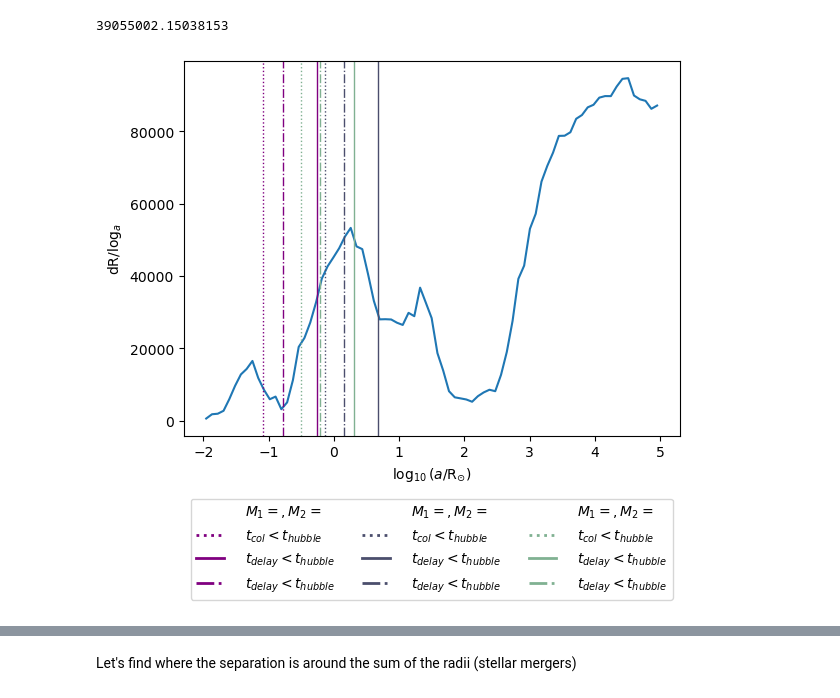
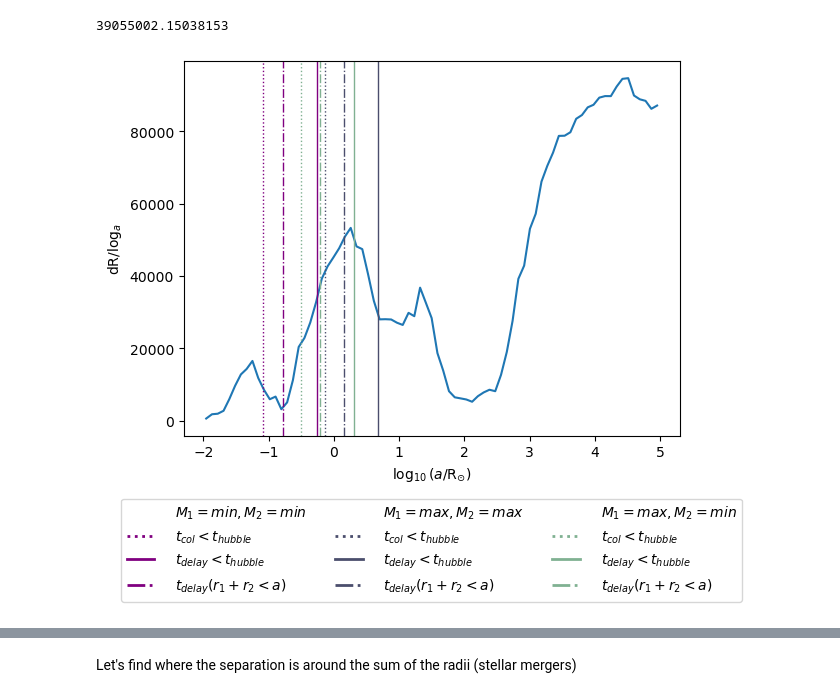
Before and after one commit to melanie-santiago26/research_work, a Jupyter notebook: WD_WD_postprocessing.ipynb, the cells around one changed output, grey strips where cells are left out. Saved outputs shown, nothing was run; the diff lists cells and outputs as text; code cells hidden in the pictures.

Commit message:
improving plots

```diff
--- a/WD_WD_postprocessing.ipynb
+++ b/WD_WD_postprocessing.ipynb
@@ -474,18 +474,18 @@ plt.plot(center_bins,hist/bin_width)
 ## case 1 - minminal masses
 plt.axvline(np.log10(separation_case1_tcol), color='purple',linestyle=':',linewidth=1, label=r'$t_{col} < t_{hubble}$')
 plt.axvline(np.log10(separation_case1_tdel),color='purple',linestyle='-',linewidth=1, label=r'$t_{delay} < t_{hubble}$')
-plt.axvline(np.log10(separation_case1_sm),color='purple',linestyle='-.',linewidth=1, label=r'$t_{delay} < t_{hubble}$')
+plt.axvline(np.log10(separation_case1_sm),color='purple',linestyle='-.',linewidth=1, label=r'$t_{delay}(r_{1} + r_{2} < a)$')
 
 # first_legend = plt.legend(handles)
 ## case 2 - maximal masses
 plt.axvline(np.log10(separation_case2_tcol), color='#4B4E6D',linestyle=':',linewidth=1, label=r'$t_{col} < t_{hubble}$')
 plt.axvline(np.log10(separation_case2_tdel),color='#4B4E6D',linestyle='-',linewidth=1, label=r'$t_{delay} < t_{hubble}$')
-plt.axvline(np.log10(separation_case2_sm),color='#4B4E6D',linestyle='-.',linewidth=1, label=r'$t_{delay} < t_{hubble}$')
+plt.axvline(np.log10(separation_case2_sm),color='#4B4E6D',linestyle='-.',linewidth=1, label=r'$t_{delay}(r_{1} + r_{2} < a)$')
 
 ## case 3 - max(m1), min(m2)
 plt.axvline(np.log10(separation_case3_tcol), color='#80B192',linestyle=':',linewidth=1, label=r'$t_{col} < t_{hubble}$')
 plt.axvline(np.log10(separation_case3_tdel),color='#80B192',linestyle='-',linewidth=1, label=r'$t_{delay} < t_{hubble}$')
-plt.axvline(np.log10(separation_case3_sm),color='#80B192',linestyle='-.',linewidth=1, label=r'$t_{delay} < t_{hubble}$')
+plt.axvline(np.log10(separation_case3_sm),color='#80B192',linestyle='-.',linewidth=1, label=r'$t_{delay}(r_{1} + r_{2} < a)$')
 
 
 
@@ -493,37 +493,37 @@ plt.axvline(np.log10(separation_case3_sm),color='#80B192',linestyle='-.',linewid
 plt.xlabel(r"$\log_{10}(a/\mathrm{R_{\odot}})$")
 plt.ylabel(r"dR/$\log_{a}$")
 
 # Create the legend with custom handles and multi-column
 # Create custom legend handles for row labels
-row_label1 = Line2D([0], [0], color='w', lw=0, label=r"$M_{1}= ,M_{2}=$")
-row_label2 = Line2D([0], [0], color='w', lw=0, label=r"$M_{1}= ,M_{2}=$")
-row_label3 = Line2D([0], [0], color='w', lw=0, label=r"$M_{1}= ,M_{2}=$")
+row_label1 = Line2D([0], [0], color='w', lw=0, label=r"$M_{1}=min ,M_{2}=min$")
+row_label2 = Line2D([0], [0], color='w', lw=0, label=r"$M_{1}=max ,M_{2}=max$")
+row_label3 = Line2D([0], [0], color='w', lw=0, label=r"$M_{1}=max ,M_{2}=min$")
 
 
 
 # Create custom legend handles for the functions
 custom_lines = [
     row_label1,
     Line2D([0], [0], color='purple', lw=2, linestyle=':', label=r'$t_{col} < t_{hubble}$'),
     Line2D([0], [0], color='purple', lw=2, linestyle='-', label=r'$t_{delay} < t_{hubble}$'),
-    Line2D([0], [0], color='purple', lw=2, linestyle='-.', label=r'$t_{delay} < t_{hubble}$'),
+    Line2D([0], [0], color='purple', lw=2, linestyle='-.', label=r'$t_{delay}(r_{1} + r_{2} < a)$'),
     row_label2,
     Line2D([0], [0], color='#4B4E6D', lw=2, linestyle=':', label=r'$t_{col} < t_{hubble}$'),
     Line2D([0], [0], color='#4B4E6D', lw=2, linestyle='-', label=r'$t_{delay} < t_{hubble}$'),
-    Line2D([0], [0], color='#4B4E6D', lw=2, linestyle='-.', label=r'$t_{delay} < t_{hubble}$'),
+    Line2D([0], [0], color='#4B4E6D', lw=2, linestyle='-.', label=r'$t_{delay}(r_{1} + r_{2} < a)$'),
     row_label3,
     Line2D([0], [0], color='#80B192', lw=2, linestyle=':', label=r'$t_{col} < t_{hubble}$'),
     Line2D([0], [0], color='#80B192', lw=2, linestyle='-', label=r'$t_{delay} < t_{hubble}$'),
-    Line2D([0], [0], color='#80B192', lw=2, linestyle='-.', label=r'$t_{delay} < t_{hubble}$')
+    Line2D([0], [0], color='#80B192', lw=2, linestyle='-.', label=r'$t_{delay}(r_{1} + r_{2} < a)$')
 ]
 
 
 plt.legend(handles=custom_lines, loc='upper center', bbox_to_anchor=(0.5,-0.15), ncol=3, frameon=True, handletextpad=1.5, columnspacing=2)
 
 # making room in the plot for the legend
 plt.subplots_adjust(bottom=0.1)
 
 #plt.legend()#(labels=[r"$M_{1}= M_{2}=$",r"$M_{1}= M_{2}=$",r"$M_{1}= M_{2}=$"], ncol = 1)
 # ':','-','-.' linetypes
 # %% [output]
-[figure, old version]
+[figure, new version]
```
Also changed, not shown: parts of 3 cells of this notebook.
